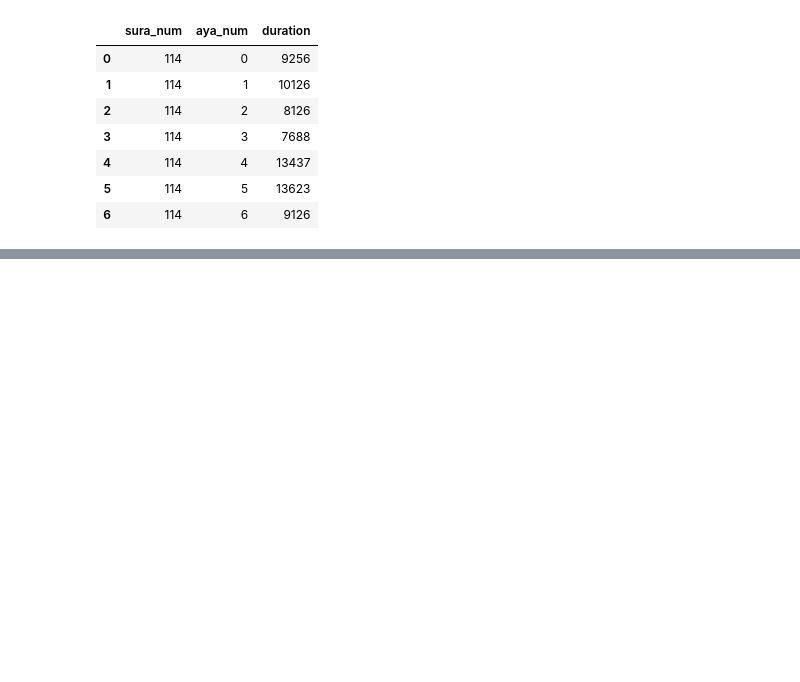
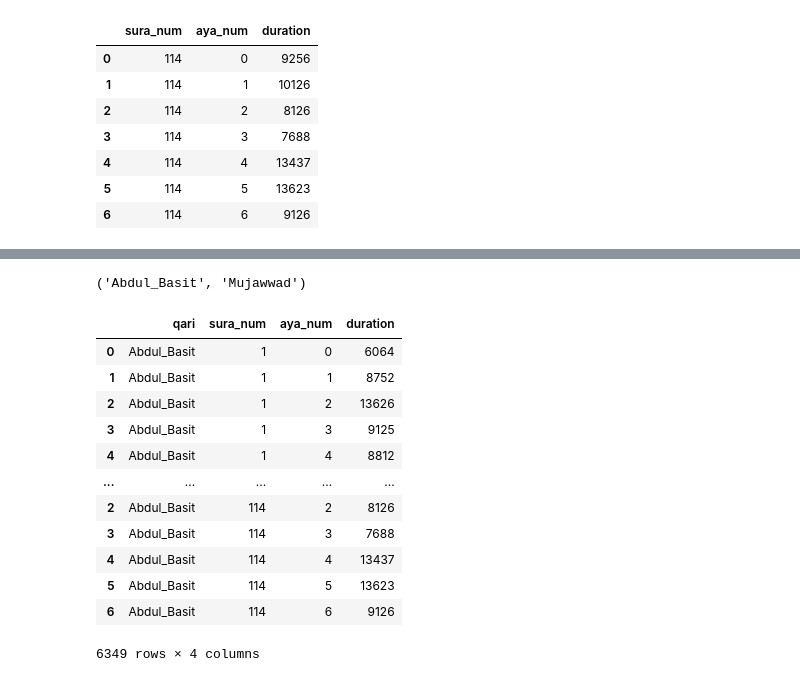
Before and after one commit to drnesr/QuranDataset, a Jupyter notebook: Code/DB_Qur_001.ipynb, the cells around one changed output, grey strips where cells are left out. Saved outputs shown, nothing was run; the diff lists cells and outputs as text; code cells hidden in the pictures; blank space fills up the shorter version.

```diff
--- a/Code/DB_Qur_001.ipynb
+++ b/Code/DB_Qur_001.ipynb
@@ -210,0 +234,25 @@ get_ayat_durations(archive.open('114.txt'), 114, 6)
+# %%
+telawa_name='Abdul_Basit@Mujawwad.zip'
+qari, telawa_type = telawa_name[:-4].split('@')
+qari, telawa_type
+# %% [output]
+('Abdul_Basit', 'Mujawwad')
+# %%
+if telawa_type not in ('Mujawwad', 'Murattal'):
+    telawa_type='Salat'
+telawa.insert(0, 'qari',qari)
+telawa
+# %% [output]
+|  | qari | sura_num | aya_num | duration |
+| 0 | Abdul_Basit | 1 | 0 | 6064 |
+| 1 | Abdul_Basit | 1 | 1 | 8752 |
+| 2 | Abdul_Basit | 1 | 2 | 13626 |
+| 3 | Abdul_Basit | 1 | 3 | 9125 |
+| 4 | Abdul_Basit | 1 | 4 | 8812 |
+| ... | ... | ... | ... | ... |
+| 2 | Abdul_Basit | 114 | 2 | 8126 |
+| 3 | Abdul_Basit | 114 | 3 | 7688 |
+| 4 | Abdul_Basit | 114 | 4 | 13437 |
+| 5 | Abdul_Basit | 114 | 5 | 13623 |
+| 6 | Abdul_Basit | 114 | 6 | 9126 |
+6349 rows × 4 columns
```
Also changed, not shown: parts of 5 cells of this notebook, 1 other file.
